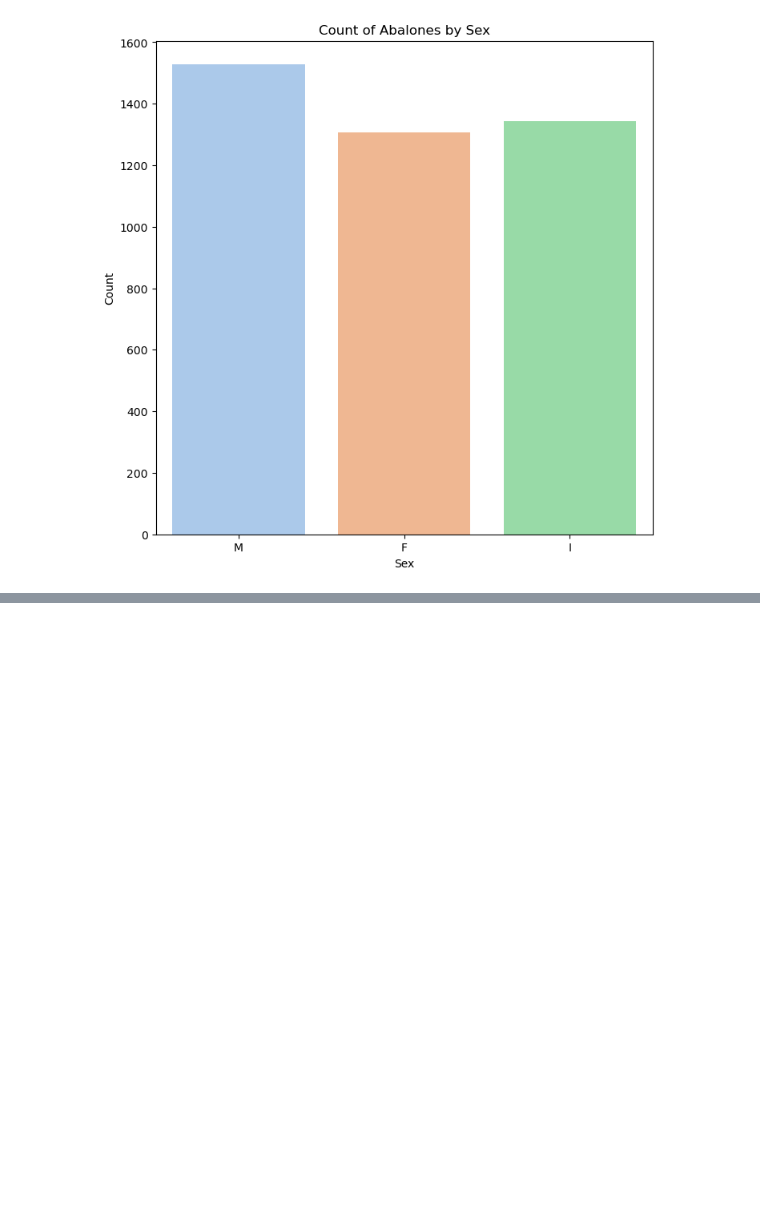
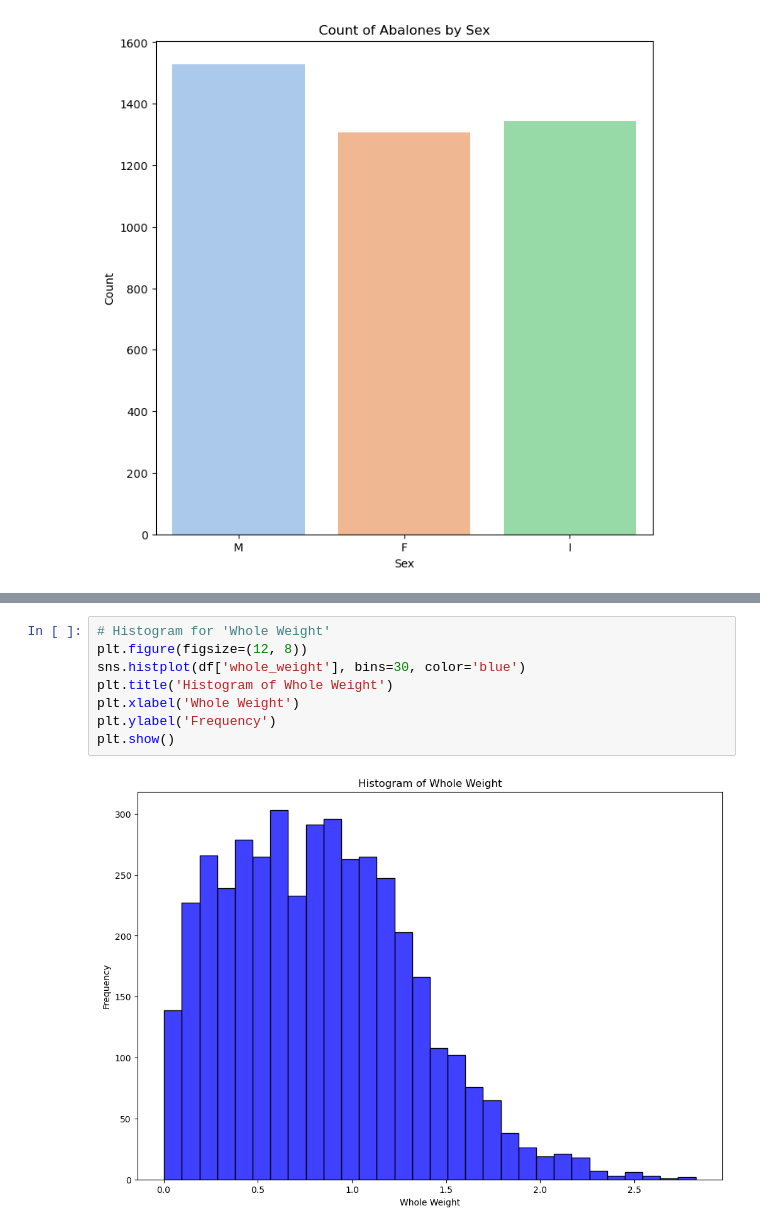
Before and after one commit to RyanMch97/Machine-Learning-Autumn, a Jupyter notebook: MachineLearning-Autumn.ipynb, the cells around one changed output, grey strips where cells are left out. Drawn from its saved outputs; the diff is of its cells as text; blank space fills up the shorter version.

```diff
--- a/MachineLearning-Autumn.ipynb
+++ b/MachineLearning-Autumn.ipynb
@@ -192,0 +232,10 @@ plt.show()
+# %%
+# Histogram for 'Whole Weight'
+plt.figure(figsize=(12, 8))
+sns.histplot(df['whole_weight'], bins=30, color='blue')
+plt.title('Histogram of Whole Weight')
+plt.xlabel('Whole Weight')
+plt.ylabel('Frequency')
+plt.show()
+# %% [output]
+[figure, added]
```
Also changed, not shown: parts of 10 cells of this notebook.
